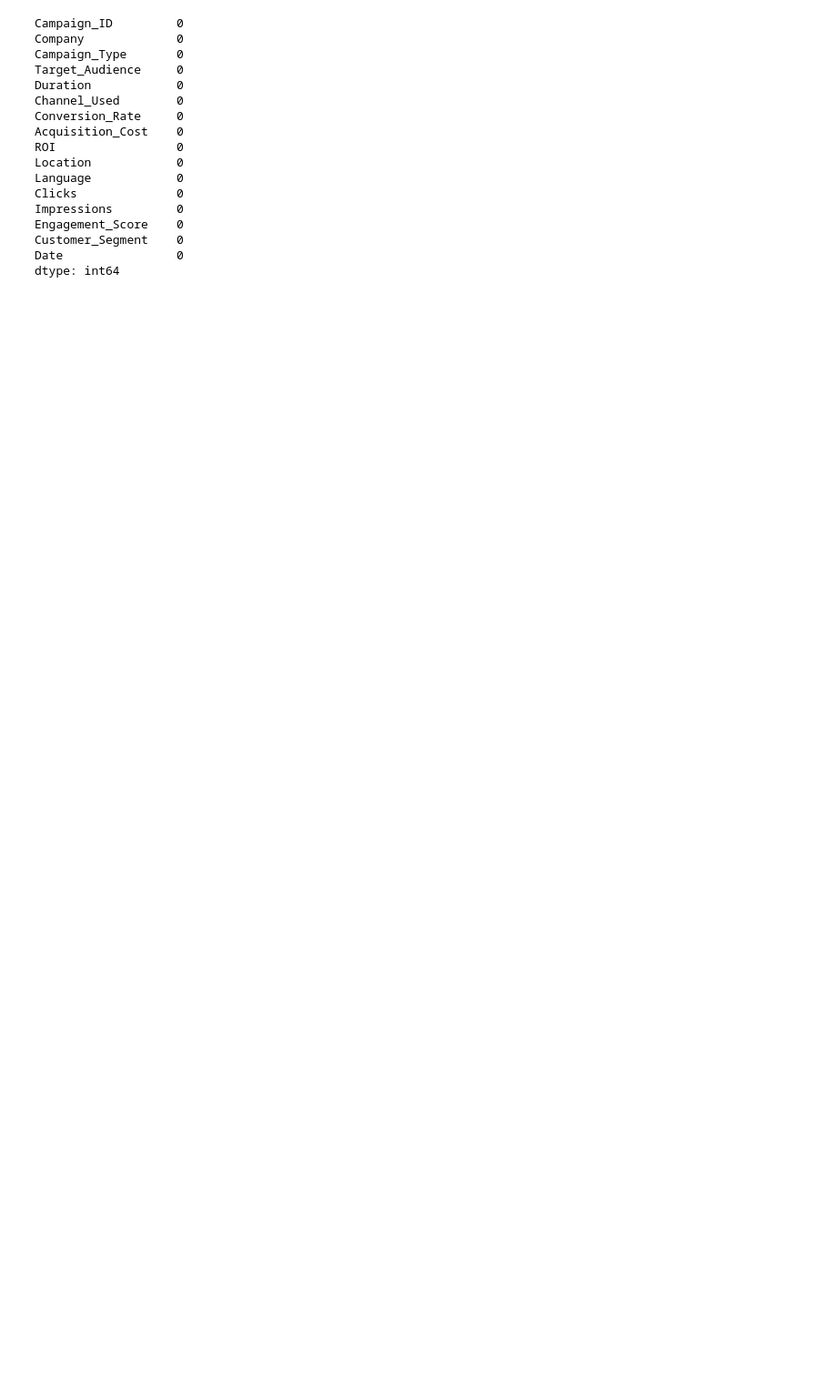
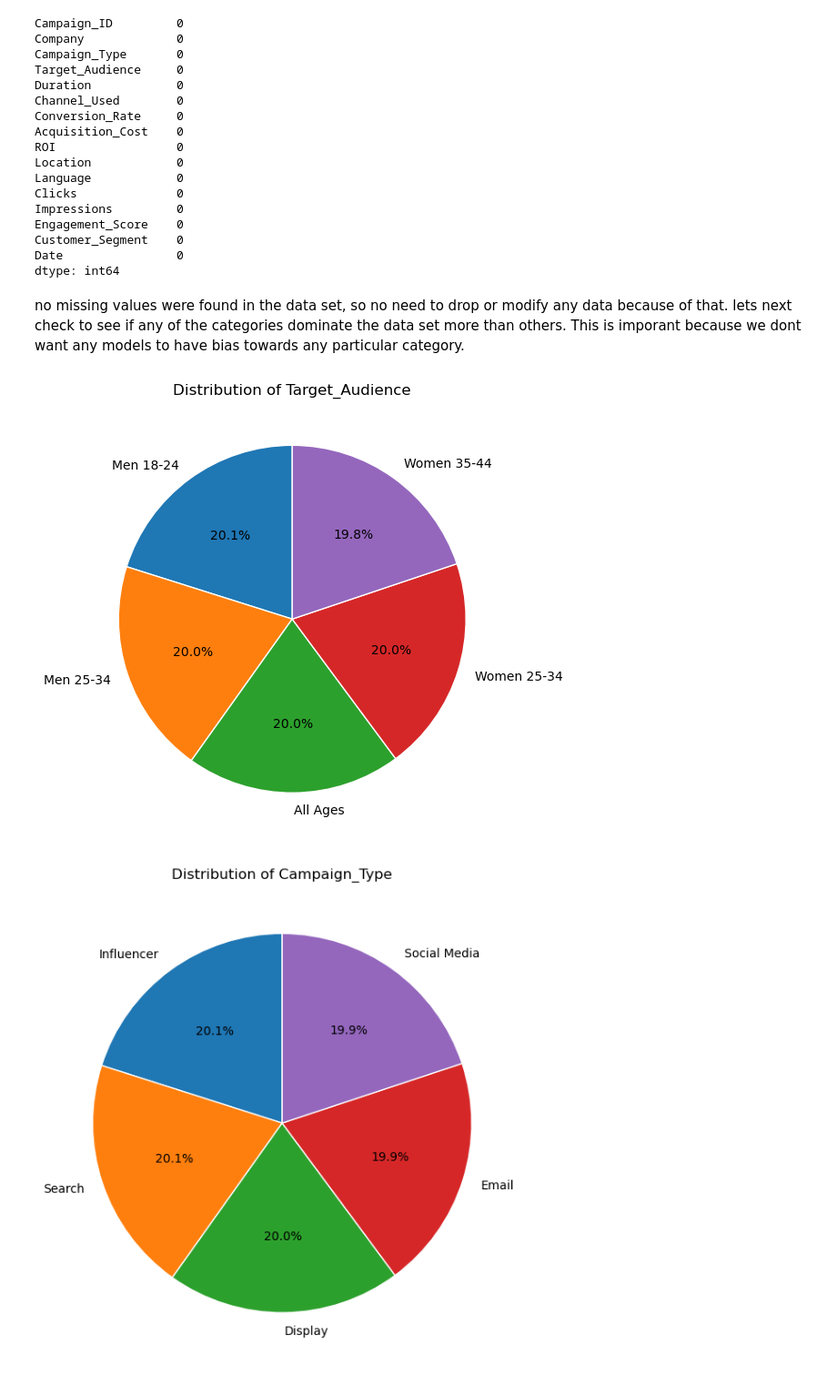
Before and after one commit to nikonlikes/DSSproject, a Jupyter notebook: dataExplor.ipynb, the cells around one changed output. Shown at 91% size. Cells and saved outputs as stored; diff of their text form; code cells hidden in the pictures; blank space fills up the shorter version.

Commit message:
started analysis, looked at seasonality and biases. Started encoding for model

```diff
--- a/dataExplor.ipynb
+++ b/dataExplor.ipynb
@@ -16,0 +26,9 @@ df.head()
+# %%
+# Convert Acquisition_Cost (already done earlier, but repeat for safety)
+df['Acquisition_Cost'] = (
+    df['Acquisition_Cost']
+    .replace('[\$,]', '', regex=True)
+    .astype(float)
+)
+df['Date'] = pd.to_datetime(df['Date'])
+df.head()
@@ -36,3 +60,32 @@ Engagement_Score    0
 Customer_Segment    0
 Date                0
 dtype: int64
+# %% [markdown]
+no missing values were found in the data set, so no need to drop or modify any data because of that. lets next check to see if any of the categories dominate the data set more than others. This is imporant because we dont want any models to have bias towards any particular category.
+# %%
+columns_to_plot = [
+    'Target_Audience',
+    'Campaign_Type',
+    'Company',
+    'Duration',
+    'Channel_Used',
+    'Location',
+    'Language',
+    'Customer_Segment'
+]
+
+for col in columns_to_plot:
+    counts = df[col].value_counts()
+    plt.figure(figsize=(6, 6))
+    counts.plot.pie(
+        autopct='%1.1f%%',
+        startangle=90,
+        wedgeprops={'edgecolor': 'white'}
+    )
+    plt.title(f'Distribution of {col}')
+    plt.ylabel('')  # Remove y-axis label
+    plt.tight_layout()
+    plt.show()
+# %% [output]
+[figure, added]
+[figure, added]
```
Also changed, not shown: parts of 11 cells of this notebook.
